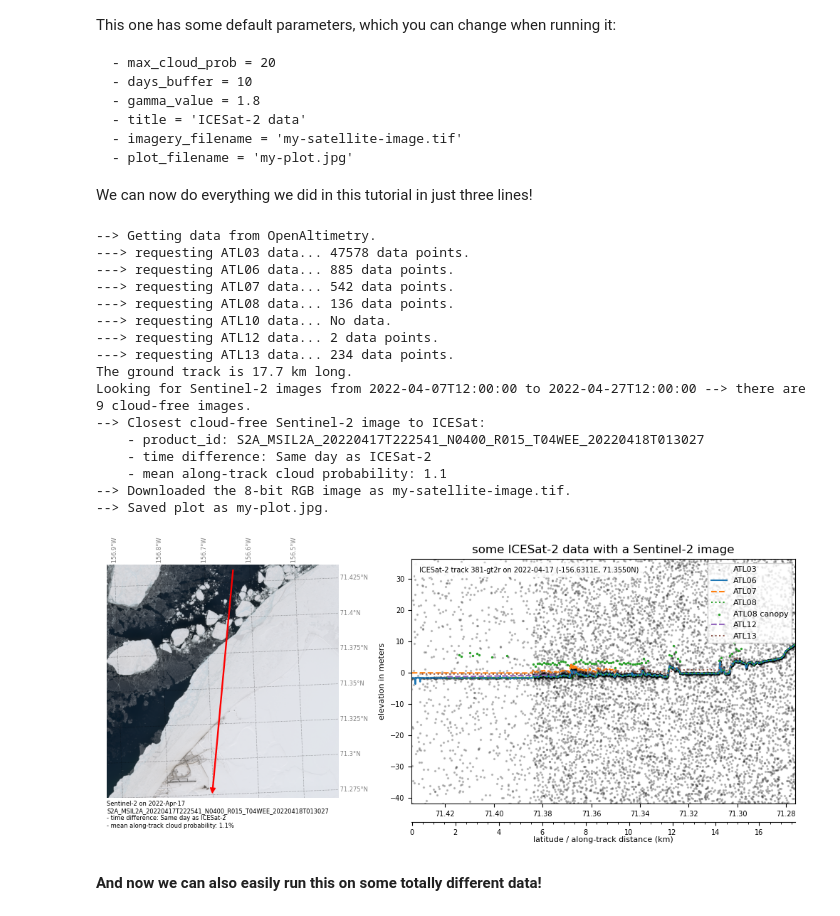
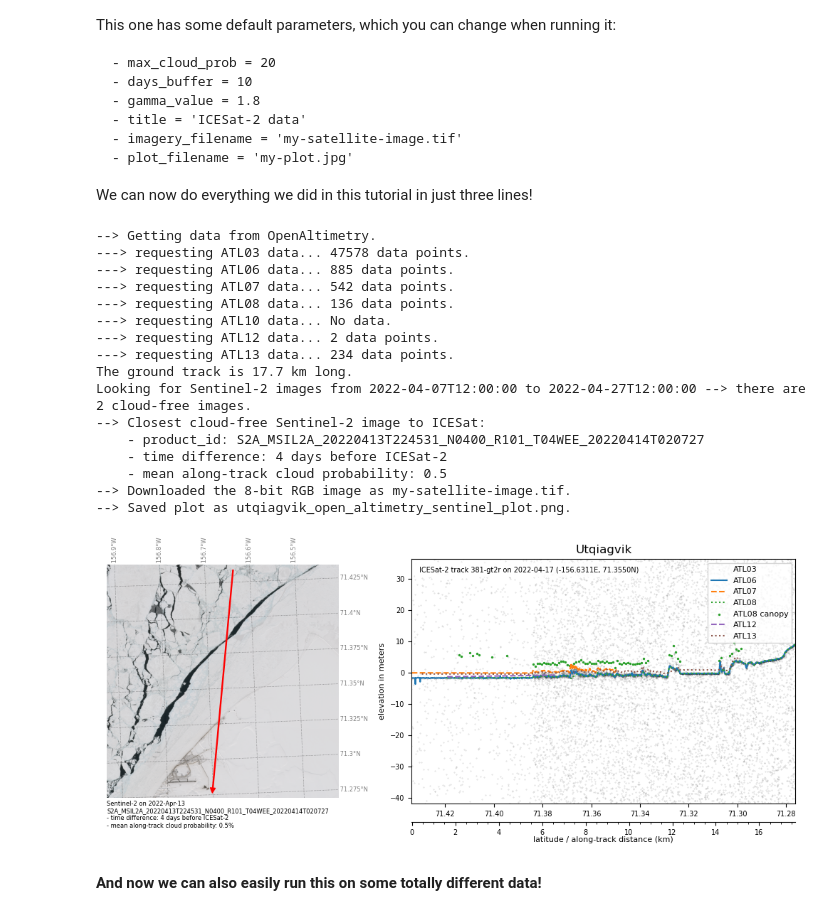
Before and after one commit to ICESAT-2HackWeek/surfit, a Jupyter notebook: contributors/ben/OpenAltimetry_Earth_Engine_BP.ipynb, the cells around one changed output. Saved outputs shown, nothing was run; the diff lists cells and outputs as text; code cells hidden in the pictures.

```diff
--- a/contributors/ben/OpenAltimetry_Earth_Engine_BP.ipynb
+++ b/contributors/ben/OpenAltimetry_Earth_Engine_BP.ipynb
@@ -598,26 +579,26 @@ We can now do everything we did in this tutorial in just three lines!
 # %%
 url = 'http://openaltimetry.org/data/api/icesat2/atl03?date=2022-04-17&minx=-156.8188295308167&miny=71.27616032739186&maxx=-156.4433164301686&maxy=71.43377009915022&trackId=381&beamName=gt3r&beamName=gt3l&beamName=gt2r&beamName=gt2l&beamName=gt1r&beamName=gt1l&outputFormat=json'
 # url = 'http://openaltimetry.org/data/api/icesat2/atl03?date=2022-04-17&minx=-159.02948895987598&miny=70.86003002760418&maxx=-158.98500921722976&maxy=70.94108571348198&trackId=381&beamName=gt1r&beamName=gt1r&outputFormat=json'
 is2data = dataCollector(oaurl=url,beam='gt2r')
-fig = is2data.visualize_sentinel2(max_cloud_prob=5, title='some ICESat-2 data with a Sentinel-2 image')
+fig = is2data.visualize_sentinel2(max_cloud_prob=0.5, plot_filename="utqiagvik_open_altimetry_sentinel_plot.png", title='Utqiagvik')
 # %% [output]
 --> Getting data from OpenAltimetry.
 ---> requesting ATL03 data... 47578 data points.
 ---> requesting ATL06 data... 885 data points.
 ---> requesting ATL07 data... 542 data points.
 ---> requesting ATL08 data... 136 data points.
 ---> requesting ATL10 data... No data.
 ---> requesting ATL12 data... 2 data points.
 ---> requesting ATL13 data... 234 data points.
 The ground track is 17.7 km long.
-Looking for Sentinel-2 images from 2022-04-07T12:00:00 to 2022-04-27T12:00:00 --> there are 9 cloud-free images.
+Looking for Sentinel-2 images from 2022-04-07T12:00:00 to 2022-04-27T12:00:00 --> there are 2 cloud-free images.
 --> Closest cloud-free Sentinel-2 image to ICESat:
-    - product_id: S2A_MSIL2A_20220417T222541_N0400_R015_T04WEE_20220418T013027
-    - time difference: Same day as ICESat-2
-    - mean along-track cloud probability: 1.1
+    - product_id: S2A_MSIL2A_20220413T224531_N0400_R101_T04WEE_20220414T020727
+    - time difference: 4 days before ICESat-2
+    - mean along-track cloud probability: 0.5
 --> Downloaded the 8-bit RGB image as my-satellite-image.tif.
---> Saved plot as my-plot.jpg.
+--> Saved plot as utqiagvik_open_altimetry_sentinel_plot.png.
-[figure, old version]
+[figure, new version]
 # %% [markdown]
 **And now we can also easily run this on some totally different data!**
 # %%
```
Also changed, not shown: parts of 24 cells of this notebook, 4 other files.
